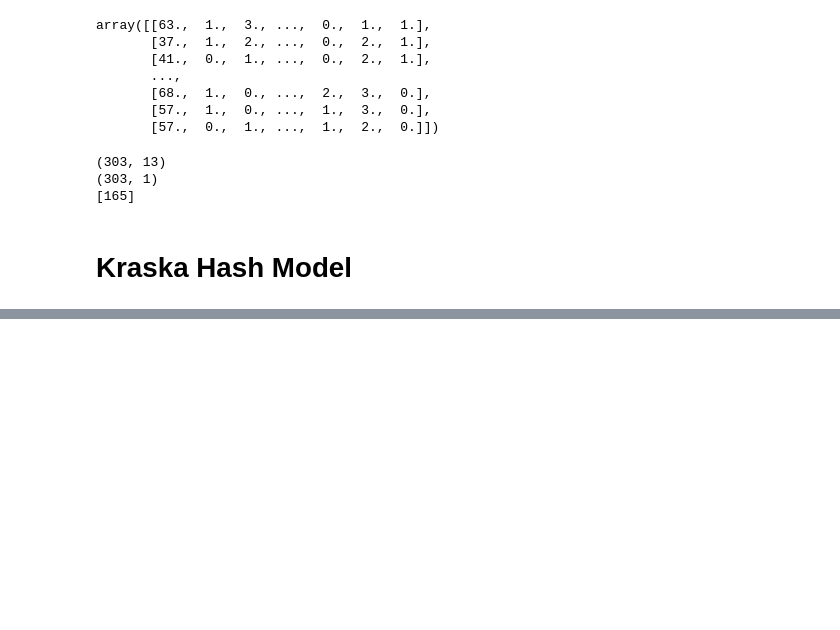
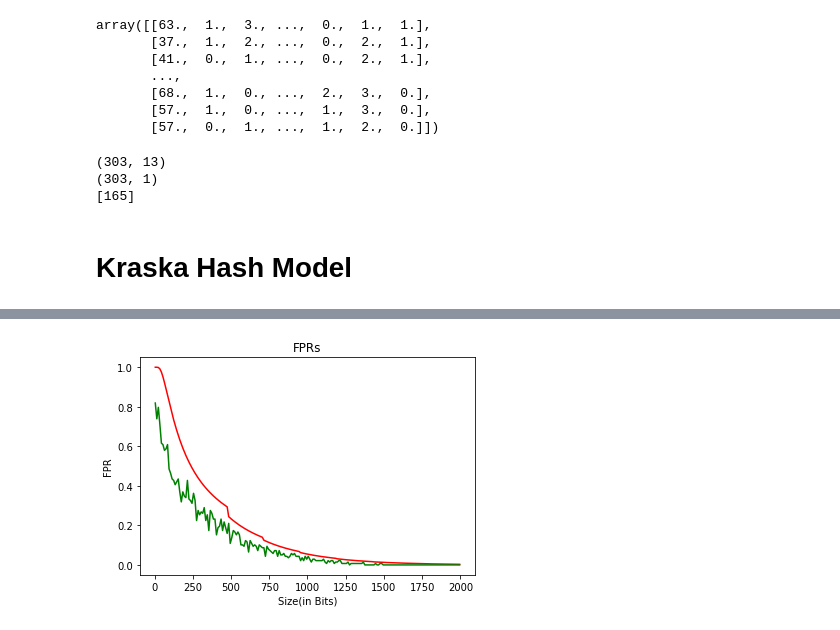
Before and after one commit to borthakur/Learned-Bloom-Filters, a Jupyter notebook: Heart_Disease_Dataset.ipynb, the cells around one changed output, grey strips where cells are left out. Drawn from its saved outputs; the diff is of its cells as text; code cells hidden in the pictures; blank space fills up the shorter version.

```diff
--- a/Heart_Disease_Dataset.ipynb
+++ b/Heart_Disease_Dataset.ipynb
@@ -201,0 +311,4 @@ plt.show()
+# %%
+def ideal_fpr(m,n):
+    k = eff_k(m,n,1)
+    return (1-(1-(1/m))**(n*k))**k
@@ -201,0 +321,12 @@ plt.show()
+# %%
+n = sum(y_train)
+y_ideal = [ideal_fpr(x,n) for x in size_values]
+# %%
+plt.plot(size_values,y_ideal,color='red')
+plt.plot(size_values,fpr_values,color='green')
+plt.title('FPRs')
+plt.xlabel('Size(in Bits)')
+plt.ylabel('FPR')
+plt.show()
+# %% [output]
+[figure, added]
```
Also changed, not shown: parts of 12 cells of this notebook.
